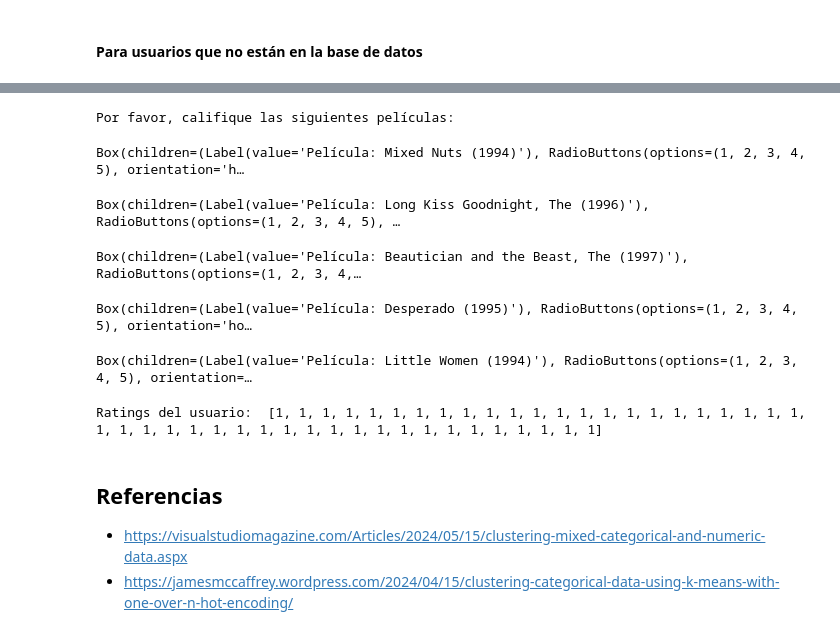
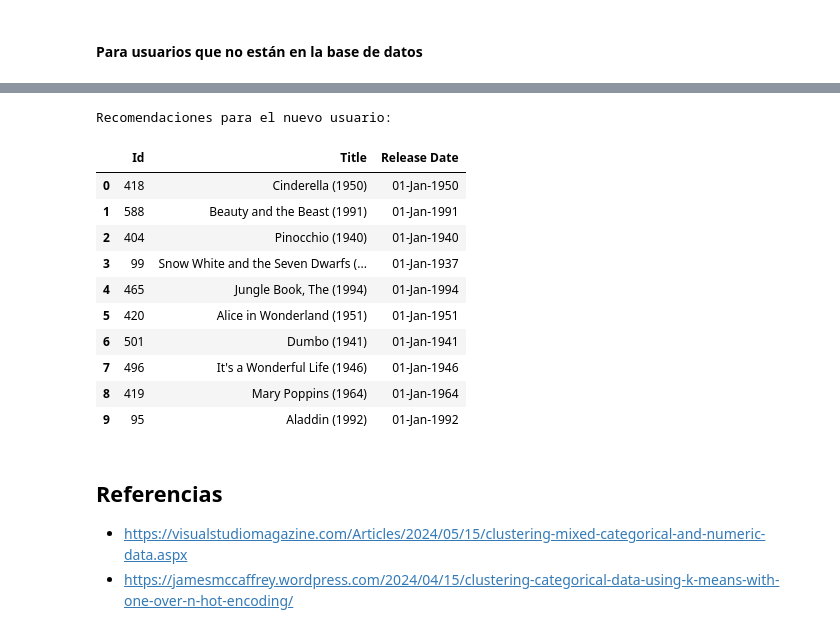
Before and after one commit to MonicaCabanas23/artificial-intelligence-course, a Jupyter notebook: Tareas/second-project/Second_Project.ipynb, the cells around one changed output, grey strips where cells are left out. Saved outputs shown, nothing was run; the diff lists cells and outputs as text; code cells hidden in the pictures.

```diff
--- a/Tareas/second-project/Second_Project.ipynb
+++ b/Tareas/second-project/Second_Project.ipynb
@@ -710,34 +768,32 @@ widgets_array = []
-# %%
-print('Por favor, califique las siguientes películas:')
-for i in range(5):
-    widget = widgets.Box(
-        [
-            widgets.Label(value='Película: ' + random_movies['Title'].loc[i]),
-            widgets.RadioButtons(
-                    options=options,
-                    orientation='horizontal',
-                )
-        ]
-    )
-    widgets_array.append(widget)
-    display(widget)
-
-def get_user_ratings(widgets_array):
-    user_ratings = []
-    user_ratings = [widget.children[1].value for i in widgets_array]
-    return user_ratings
-# %% [output]
-Por favor, califique las siguientes películas:
-Box(children=(Label(value='Película: Mixed Nuts (1994)'), RadioButtons(options=(1, 2, 3, 4, 5), orientation='h…
-Box(children=(Label(value='Película: Long Kiss Goodnight, The (1996)'), RadioButtons(options=(1, 2, 3, 4, 5), …
-Box(children=(Label(value='Película: Beautician and the Beast, The (1997)'), RadioButtons(options=(1, 2, 3, 4,…
-Box(children=(Label(value='Película: Desperado (1995)'), RadioButtons(options=(1, 2, 3, 4, 5), orientation='ho…
-Box(children=(Label(value='Película: Little Women (1994)'), RadioButtons(options=(1, 2, 3, 4, 5), orientation=…
-# %%
-user_ratings = get_user_ratings(widgets_array)
-print('Ratings del usuario: ', user_ratings)
-# %% [output]
-Ratings del usuario:  [1, 1, 1, 1, 1, 1, 1, 1, 1, 1, 1, 1, 1, 1, 1, 1, 1, 1, 1, 1, 1, 1, 1, 1, 1, 1, 1, 1, 1, 1, 1, 1, 1, 1, 1, 1, 1, 1, 1, 1, 1, 1, 1, 1, 1]
+# %%
+user_ratings = get_user_ratings(widgets_array, random_movies_id)
+
+# Ordenando la matriz usuario-película por 'User ID' y creando un nuevo usuario en la matriz
+user_movie_matrix = user_movie_matrix.sort_values(by='User ID')
+new_user_id = user_movie_matrix.index[len(user_movie_matrix) - 1] + 1
+user_movie_matrix.loc[new_user_id] = -1
+
+# Actualizando la matriz usuario-película con los ratings del usuario
+for rating in user_ratings:
+    user_movie_matrix.at[new_user_id, rating['item_id']] = rating['rating']
+# %%
+# Obteniendo las recomendaciones para el nuevo usuario
+recommendations, estimated_em = get_recommendations(new_user_id, estimated_em=estimated_em)
+print('Recomendaciones para el nuevo usuario:')
+recommendations
+# %% [output]
+Recomendaciones para el nuevo usuario:
+|  | Id | Title | Release Date |
+| 0 | 418 | Cinderella (1950) | 01-Jan-1950 |
+| 1 | 588 | Beauty and the Beast (1991) | 01-Jan-1991 |
+| 2 | 404 | Pinocchio (1940) | 01-Jan-1940 |
+| 3 | 99 | Snow White and the Seven Dwarfs (... | 01-Jan-1937 |
+| 4 | 465 | Jungle Book, The (1994) | 01-Jan-1994 |
+| 5 | 420 | Alice in Wonderland (1951) | 01-Jan-1951 |
+| 6 | 501 | Dumbo (1941) | 01-Jan-1941 |
+| 7 | 496 | It's a Wonderful Life (1946) | 01-Jan-1946 |
+| 8 | 419 | Mary Poppins (1964) | 01-Jan-1964 |
+| 9 | 95 | Aladdin (1992) | 01-Jan-1992 |
 # %% [markdown]
 ## Referencias
 
```
Also changed, not shown: parts of 4 cells of this notebook.
